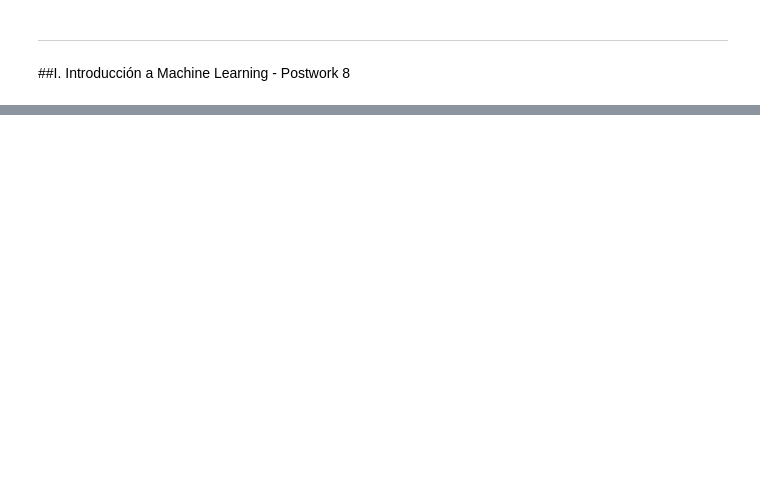
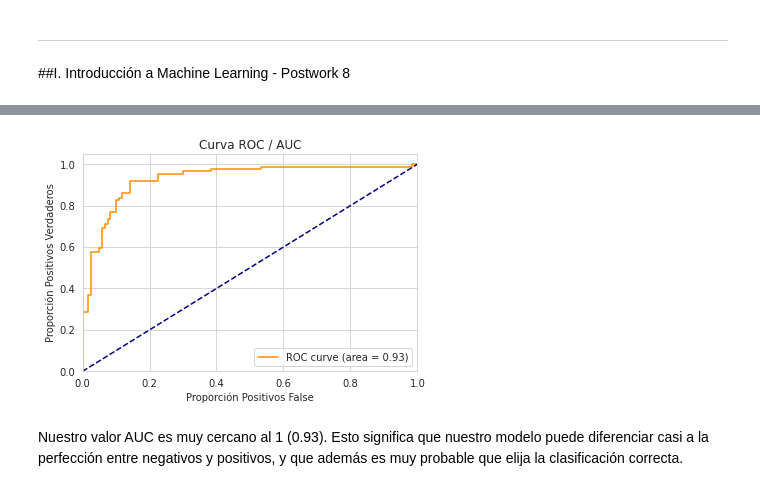
Before and after one commit to HanniaMele/bedu-equipo4-dataScience-M4, a Jupyter notebook: FinalProject_M4.ipynb, the cells around one changed output, grey strips where cells are left out. Cells and saved outputs as stored; diff of their text form; code cells hidden in the pictures; blank space fills up the shorter version.

```diff
--- a/FinalProject_M4.ipynb
+++ b/FinalProject_M4.ipynb
@@ -1135,0 +1255,4 @@ Score del modelo: 0.063 +/- 0.025
+# %%
+y_pred_proba = logreg.predict_proba(X_test)
+
+y_pred_proba[:10,:]
@@ -1135,0 +1270,22 @@ Score del modelo: 0.063 +/- 0.025
+# %%
+#Importamos las biblioteca necesaria
+from sklearn.metrics import roc_curve, auc
+
+fpr, tpr, _ = roc_curve(y_test, y_pred_proba[:, 1])
+roc_auc = auc(fpr, tpr)
+# %%
+plt.figure()
+plt.plot(fpr, tpr, color='darkorange',
+         label='ROC curve (area = %0.2f)' % roc_auc)
+plt.plot([0, 1], [0, 1], color='navy', linestyle='--')
+plt.xlim([0.0, 1.0])
+plt.ylim([0.0, 1.05])
+plt.xlabel('Proporción Positivos False')
+plt.ylabel('Proporción Positivos Verdaderos')
+plt.title('Curva ROC / AUC')
+plt.legend(loc="lower right")
+plt.show()
+# %% [output]
+[figure, added]
+# %% [markdown]
+Nuestro valor AUC es muy cercano al 1 (0.93). Esto significa que nuestro modelo puede diferenciar casi a la perfección entre negativos y positivos, y que además es muy probable que elija la clasificación correcta.
```
Also changed, not shown: parts of 36 cells of this notebook.
